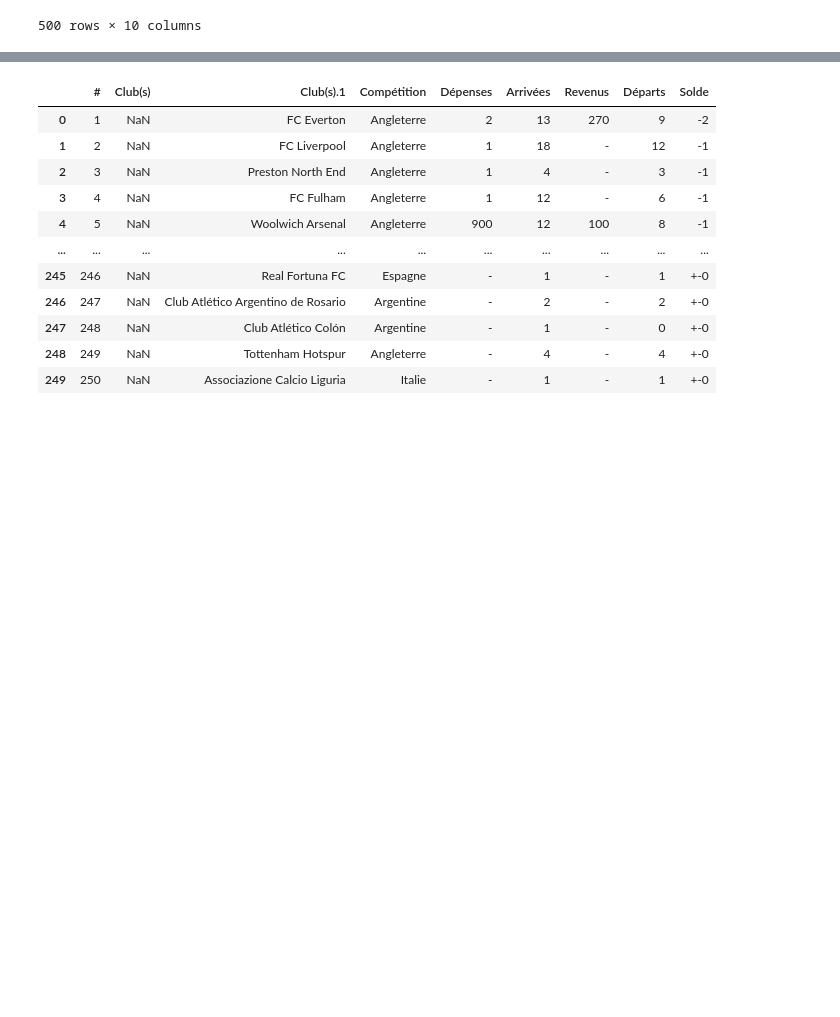
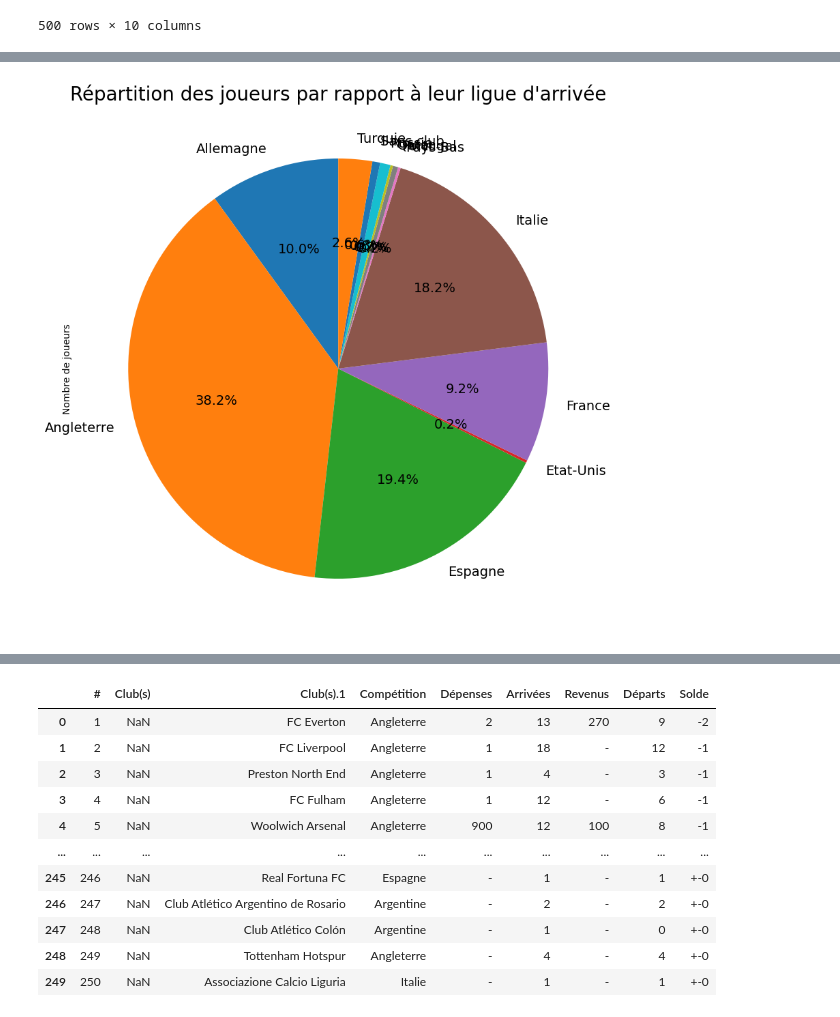
Before and after one commit to guypi001/DE, a Jupyter notebook: prog _test(1).ipynb, the cells around one changed output, grey strips where cells are left out. Drawn from its saved outputs; the diff is of its cells as text; code cells hidden in the pictures; blank space fills up the shorter version.

```diff
--- a/prog _test(1).ipynb
+++ b/prog _test(1).ipynb
@@ -1288,6 +1356,8 @@ best_transfert = pd.read_csv('best_transfert.csv')
 best_transfert['valeur_marchande'] = best_transfert['valeur_marchande'].str.strip()
 best_transfert['montant_transfert'] = best_transfert['montant_transfert'].str.strip()
 
+# mettre la colonne Ligue_arr en str
+best_transfert['Ligue_arr'] = best_transfert['Ligue_arr'].str.strip()
 # Dans la colonne montant_transfert mettre à null lorqu'elle contient 'Montant du prêt'
 for i in range(len(best_transfert)):
     if 'Montant du prêt' in best_transfert['montant_transfert'][i]:
@@ -1352,0 +1516,6 @@ See the caveats in the documentation: https://pandas.pydata.org/pandas-docs/stab
+# %%
+# Faire un diagramme circulaire para rapport Ligue_arr
+ligue_arr = best_transfert.groupby('Ligue_arr').count()
+ligue_arr = ligue_arr.drop(['Joueur(s)', 'Position','Club_dep','Saison','#','Club_arr','valeur_marchande', 'montant_transfert'], axis=1)
+ligue_arr = ligue_arr.rename(columns={'Ligue_dep': 'Nombre de joueurs'})
+ligue_arr
@@ -1352,0 +1537,7 @@ See the caveats in the documentation: https://pandas.pydata.org/pandas-docs/stab
+# %%
+# Faire un diagramme circulaire
+ligue_arr.plot.pie(y='Nombre de joueurs', figsize=(10, 10), autopct='%1.1f%%', startangle=90, shadow=False, labels=ligue_arr.index, legend = False, fontsize=14)
+plt.title('Répartition des joueurs par rapport à leur ligue d\'arrivée', fontsize=20)
+plt.show()
+# %% [output]
+[figure, added]
```
Also changed, not shown: parts of 9 cells of this notebook, 1 other file.
